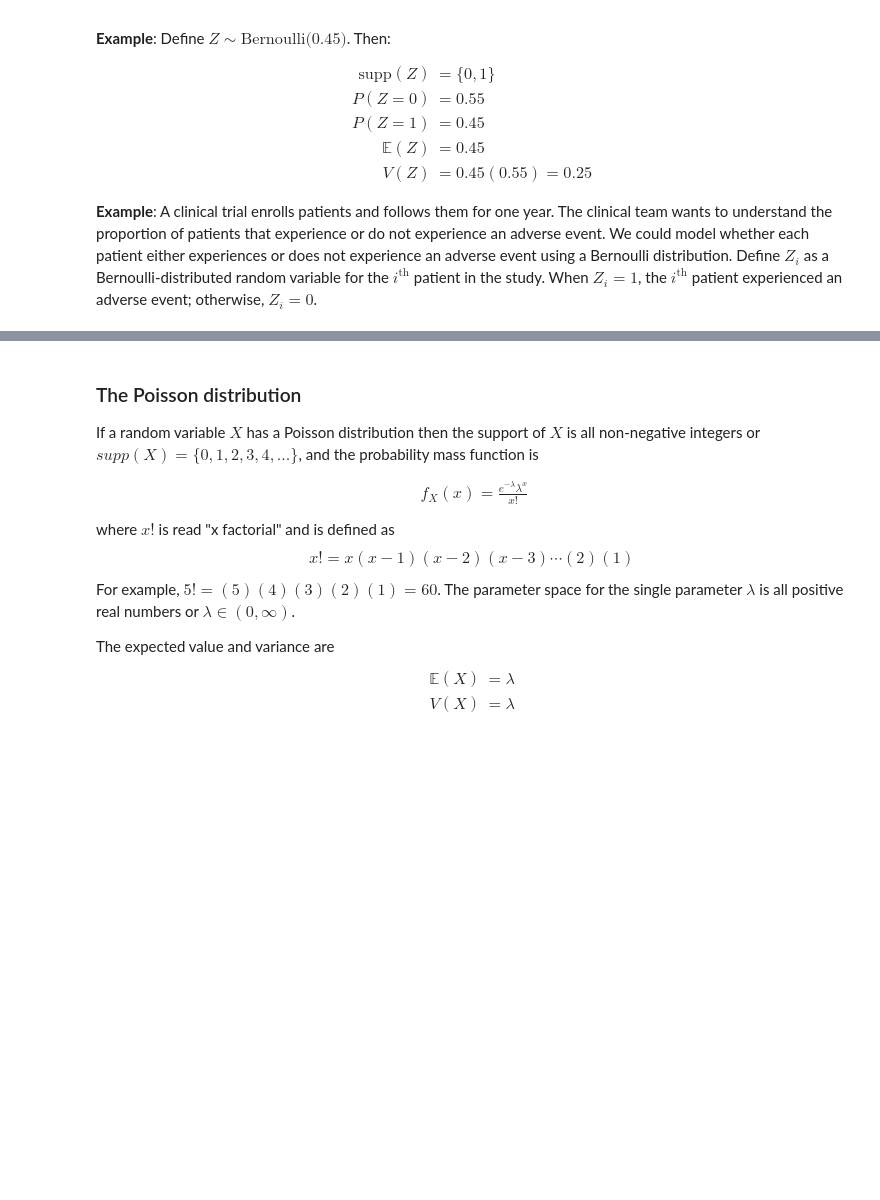
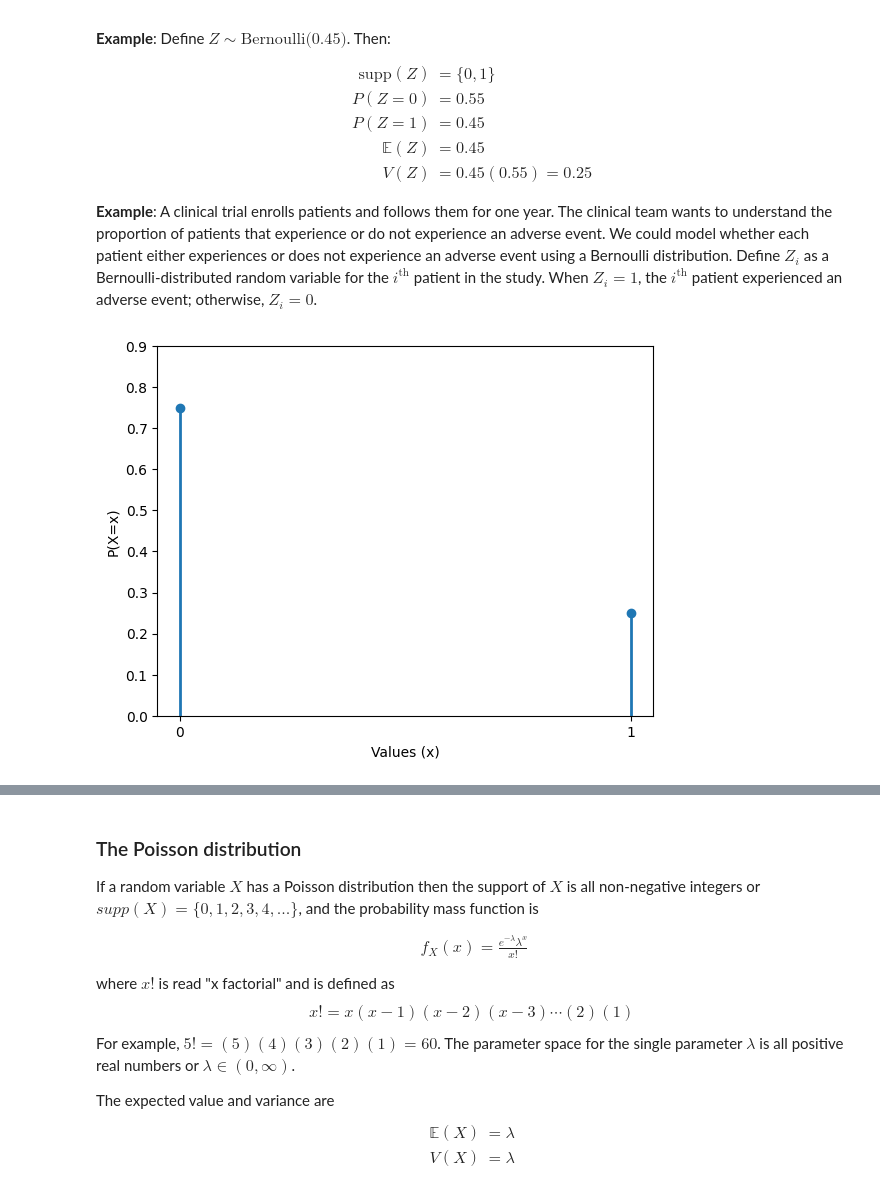
Before and after one commit to computationalUncertaintyLab/dexp_book, a Jupyter notebook: Bernoulli_Binomial_Poisson.ipynb, the cells around one changed output, grey strips where cells are left out. Saved outputs shown, nothing was run; the diff lists cells and outputs as text; code cells hidden in the pictures; blank space fills up the shorter version.

```diff
--- a/Bernoulli_Binomial_Poisson.ipynb
+++ b/Bernoulli_Binomial_Poisson.ipynb
@@ -67,6 +67,26 @@ Then:
 \end{align}
 
 **Example**: A clinical trial enrolls patients and follows them for one year. The clinical team wants to understand the proportion of patients that experience or do not experience an adverse event. We could model whether each patient either experiences or does not experience an adverse event using a Bernoulli distribution. Define $Z_{i}$ as a Bernoulli-distributed random variable for the $i^\text{th}$ patient in the study. When $Z_{i} = 1$, the $i^{\text{th}} $ patient experienced an adverse event; otherwise, $Z_{i} = 0$.
+# %%
+from scipy import stats
+
+p=1./4
+
+support = np.arange(0,1+1,1)
+pmf     = stats.binom(1,p).pmf(support)
+
+plt.vlines(support, len(pmf)*[0] , pmf, lw=2)
+plt.scatter(support,  pmf)
+
+plt.xlabel("Values (x)")
+plt.ylabel("P(X=x)")
+
+plt.ylim(0,0.90)
+plt.xticks([0,1])
+
+plt.show()
+# %% [output]
+[figure, added]
 # %% [markdown]
 ### The Binomial distribution
 
```
Also changed, not shown: parts of 7 cells of this notebook.
